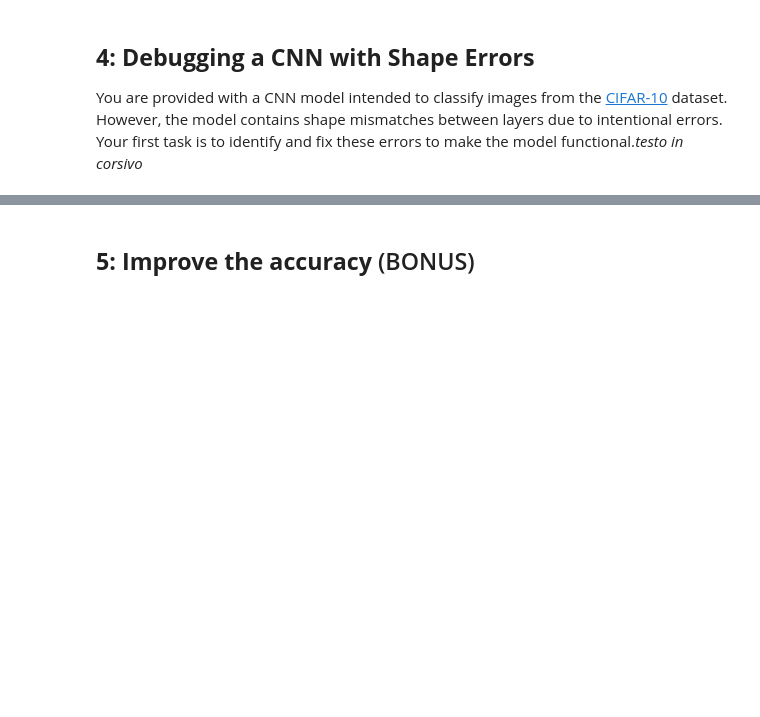
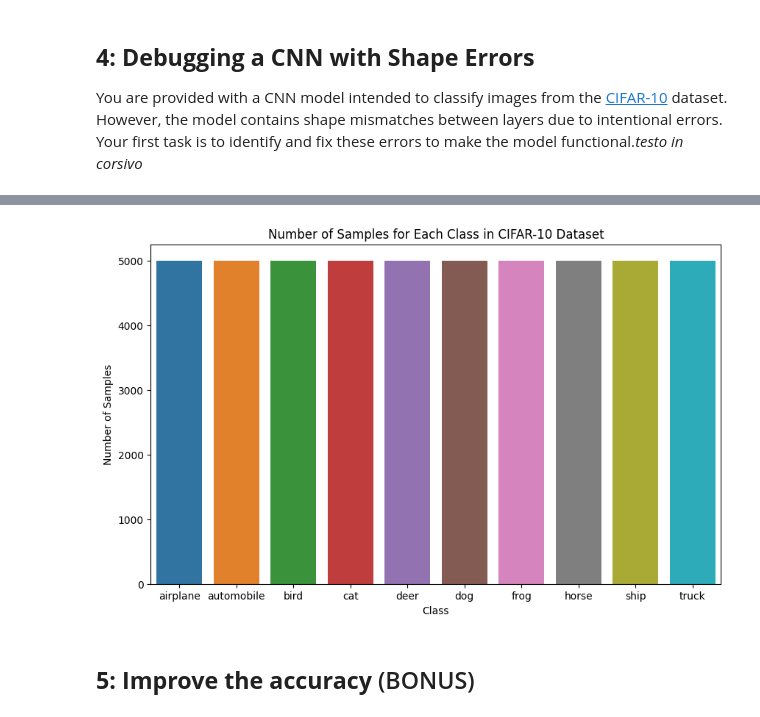
Before and after one commit to maniaa1822/Homework02-11-11, a Jupyter notebook: HW2.ipynb, the cells around one changed output, grey strips where cells are left out. Saved outputs shown, nothing was run; the diff lists cells and outputs as text; code cells hidden in the pictures; blank space fills up the shorter version.

```diff
--- a/HW2.ipynb
+++ b/HW2.ipynb
@@ -1182,0 +1170,20 @@ print(f'Accuracy on the test images: {100 * correct / total:.2f}%')
+# %%
+correct = 0
+total = 0
+with torch.no_grad():
+    for data in test_loader:
+        images, labels = data
+        outputs = net(images)
+        _, predicted = torch.max(outputs.data, 1)
+        #####################################################
+        ##              YOUR CODE HERE                     ##
+        #####################################################
+
+        total += labels.size(0)
+        correct += (predicted == labels).sum().item()
+
+        #####################################################
+        ##              END OF YOUR CODE                   ##
+        #####################################################
+
+print(f'Accuracy on the test images: {100 * correct / total:.2f}%')
@@ -1183,3 +1216,25 @@ print(f'Accuracy on the test images: {100 * correct / total:.2f}%')
+# %%
+import seaborn as sns
+import matplotlib.pyplot as plt
+
+# Define the class names for CIFAR-10
+class_names = [
+    'airplane', 'automobile', 'bird', 'cat', 'deer',
+    'dog', 'frog', 'horse', 'ship', 'truck'
+]
+
+# Count the number of samples for each class
+class_counts = [labels.count(i) for i in range(10)]
+
+# Create a bar plot
+plt.figure(figsize=(10, 6))
+sns.barplot(x=class_names, y=class_counts)
+plt.xlabel('Class')
+plt.ylabel('Number of Samples')
+plt.title('Number of Samples for Each Class in CIFAR-10 Dataset')
+plt.show()
+# %% [output]
+[figure, added]
 # %% [markdown]
 ## **5: Improve the accuracy** (BONUS)
 # %% [markdown]
```
Also changed, not shown: parts of 30 cells of this notebook.
